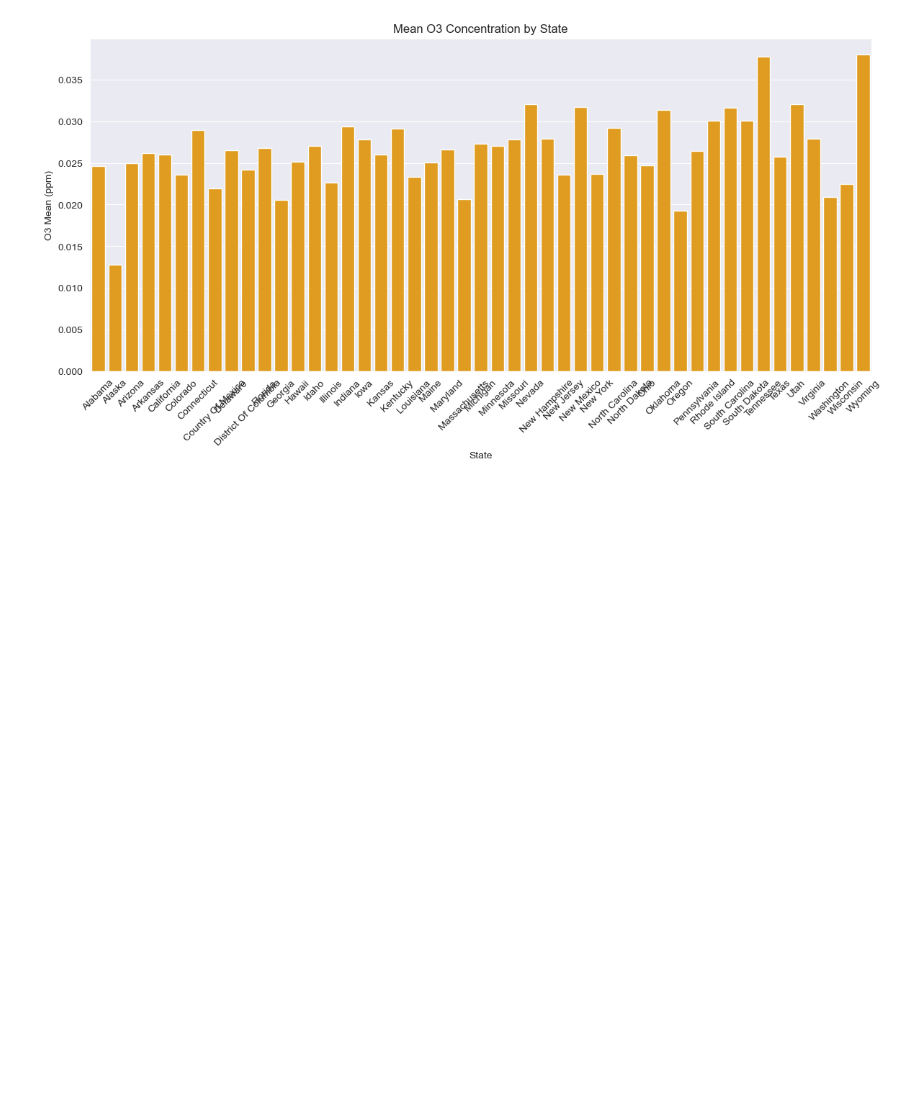
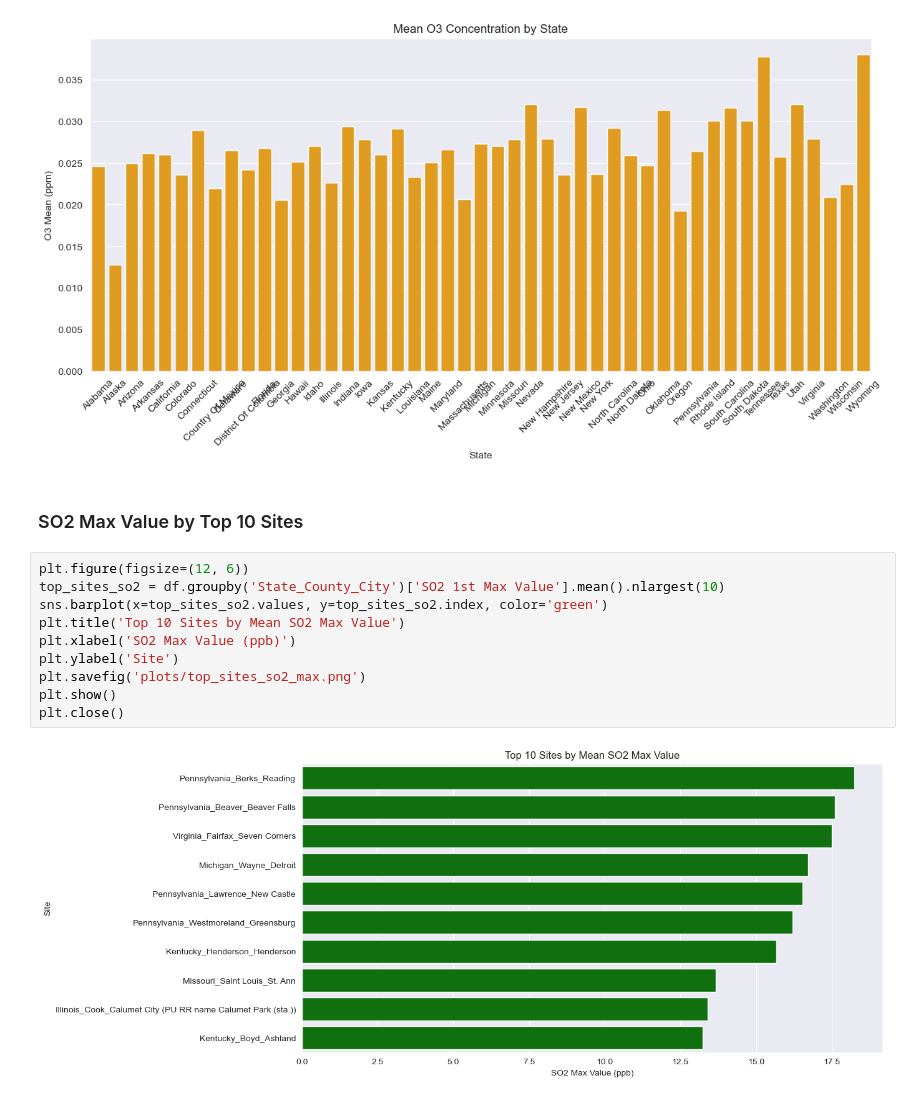
Before and after one commit to aghabidareh/PollutionAnalyzer, a Jupyter notebook: main.ipynb, the cells around one changed output. Drawn from its saved outputs; the diff is of its cells as text; blank space fills up the shorter version.

Commit message:
plot-and-graphs-section-15

```diff
--- a/main.ipynb
+++ b/main.ipynb
@@ -220,3 +220,17 @@ plt.show()
 plt.close()
 # %% [output]
 [figure]
+# %% [markdown]
+### SO2 Max Value by Top 10 Sites
+# %%
+plt.figure(figsize=(12, 6))
+top_sites_so2 = df.groupby('State_County_City')['SO2 1st Max Value'].mean().nlargest(10)
+sns.barplot(x=top_sites_so2.values, y=top_sites_so2.index, color='green')
+plt.title('Top 10 Sites by Mean SO2 Max Value')
+plt.xlabel('SO2 Max Value (ppb)')
+plt.ylabel('Site')
+plt.savefig('plots/top_sites_so2_max.png')
+plt.show()
+plt.close()
+# %% [output]
+[figure, added]
```
Also changed, not shown: 1 other file.
